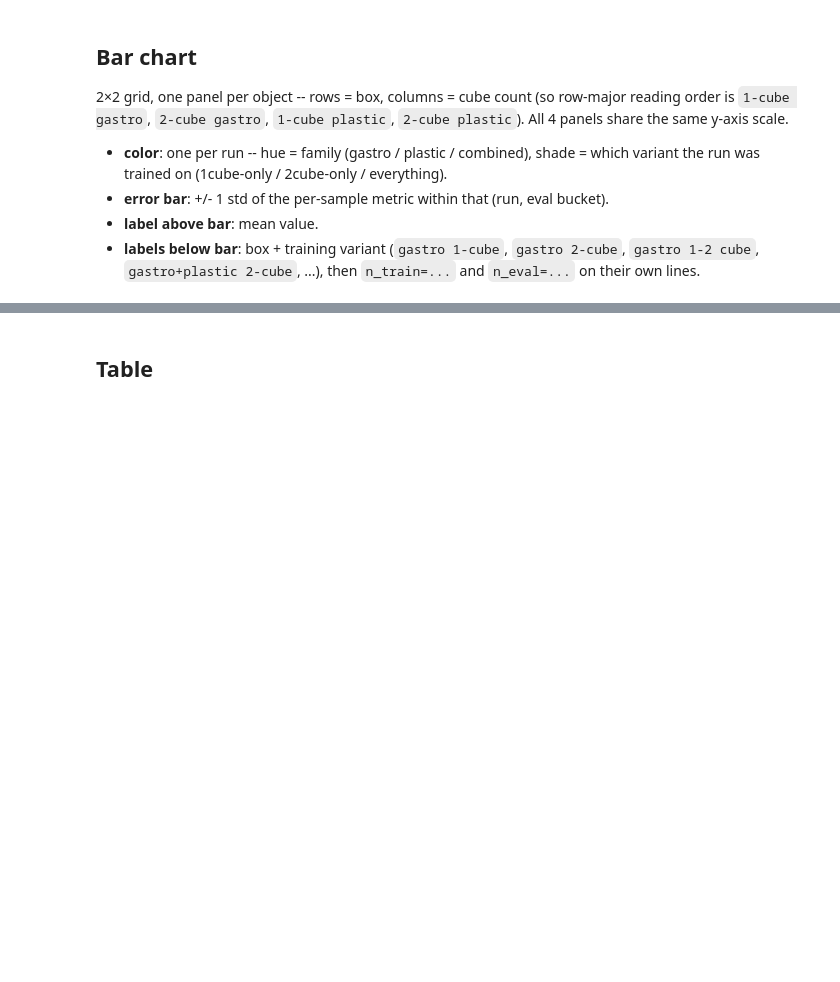
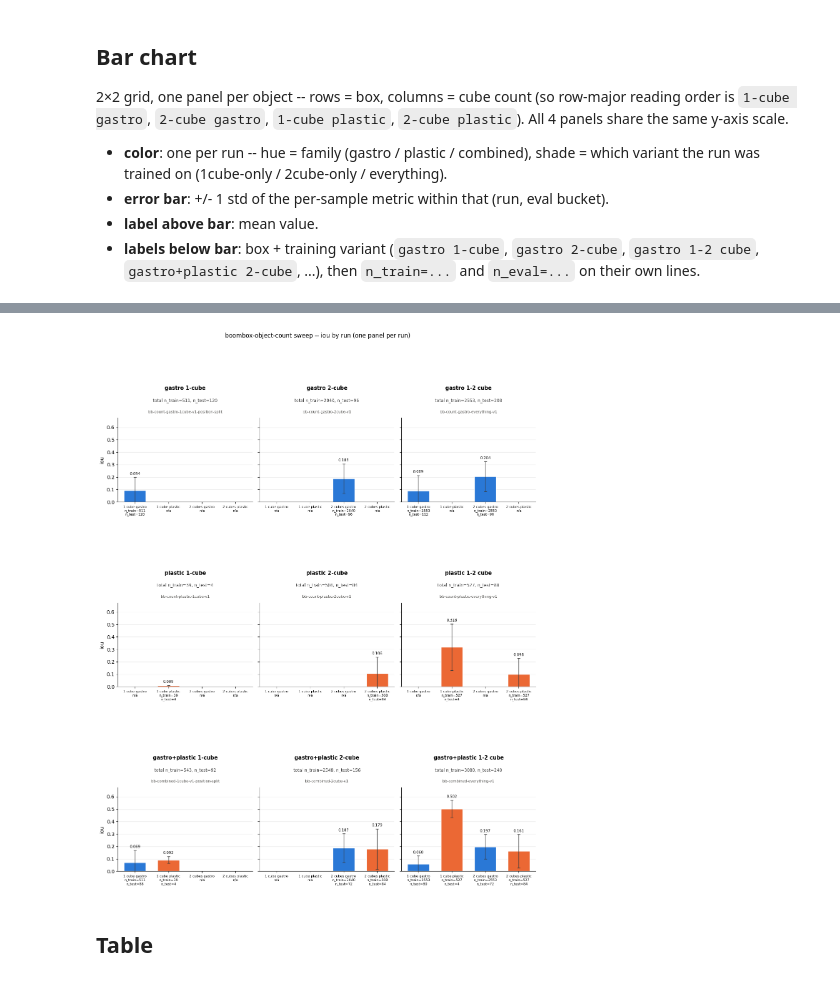
Before and after one commit to eitanturok/good-vibrations, a Jupyter notebook: notebooks/82_object_count_metrics.ipynb, the cells around one changed output, grey strips where cells are left out. Saved outputs shown, nothing was run; the diff lists cells and outputs as text; code cells hidden in the pictures; blank space fills up the shorter version.

```diff
--- a/notebooks/82_object_count_metrics.ipynb
+++ b/notebooks/82_object_count_metrics.ipynb
@@ -352,3 +411,75 @@ plt.show()
+# %%
+# 3x3 grid (9 runs, one panel each), x-axis = the 4 objects.
+N_ROWS = N_COLS = 3
+fig, axes = plt.subplots(N_ROWS, N_COLS, figsize=(12.5, 5.2 * N_ROWS), sharey=True)
+axes_flat = axes.flat
+
+OBJECT_HUE = {"gastro": FAMILY_HUE["gastro"], "plastic": FAMILY_HUE["plastic"]}
+MISSING_COLOR = "#d8d5cf"
+
+
+def obj_short(obj: str) -> str:
+    cube, box = obj.split(" · ")
+    return f"{'1 cube' if cube == '1-cube' else '2 cubes'} {box}"
+
+
+bar_w = 0.65
+for i, (name, family) in enumerate(RUN_SPECS):
+    ax = axes_flat[i]
+    variant = variant_of(name)
+    total_test = int(df[df["run"] == name]["n"].sum())  # across ALL bars/boxes for this run
+
+    xticklabels = []
+    for j, obj in enumerate(OBJECT_ORDER):
+        match = df[(df["run"] == name) & (df["object"] == obj)]
+        have = len(match) > 0
+        mean = float(match["mean"].iloc[0]) if have else 0.0
+        std = float(match["std"].iloc[0]) if have else 0.0
+        _, box = obj.split(" · ")
+        color = OBJECT_HUE[box] if have else MISSING_COLOR
+
+        ax.bar(j, mean, width=bar_w, color=color, edgecolor="white", linewidth=1.0,
+               yerr=std if have else None, capsize=3,
+               error_kw=dict(ecolor="#3a3a3a", linewidth=1.0))
+        if have:
+            ax.text(j, mean + std + y_max * 0.02, f"{mean:.3f}",
+                     ha="center", va="bottom", fontsize=7.5)
+
+        # n_train/n_test for THIS bar's box -- broken out per box for a
+        # combined run (see train_n_for_bar), a single number for a
+        # standalone run (every train sample is that one box already).
+        if have:
+            n_train = train_n_for_bar(name, family, variant, box)
+            xticklabels.append(f"{obj_short(obj)}\nn_train={n_train}\nn_test={int(match['n'].iloc[0])}")
+        else:
+            xticklabels.append(f"{obj_short(obj)}\nn/a")
+
+    ax.set_xticks(range(len(OBJECT_ORDER)))
+    ax.set_xticklabels(xticklabels, fontsize=6.8)
+    ax.set_ylim(0, y_max)
+
+    # Title, top to bottom: (1) what it was trained on -- bigger/bold, (2)
+    # total n_train/n_test for the WHOLE run (summed across boxes -- the
+    # per-bar breakdown is under each x-tick), (3) run name.
+    ax.text(0.5, 1.32, f"{box_obj_label(family, variant)}",
+            transform=ax.transAxes, ha="center", va="bottom", fontsize=10.5, fontweight="bold", clip_on=False)
+    ax.text(0.5, 1.18, f"total n_train={TRAIN_N[name]}, n_test={total_test}",
+            transform=ax.transAxes, ha="center", va="bottom", fontsize=8.5, color="#3a3a3a", clip_on=False)
+    ax.text(0.5, 1.05, name,
+            transform=ax.transAxes, ha="center", va="bottom", fontsize=7.5, color="#52514e", clip_on=False)
+
+    ax.spines[["top", "right"]].set_visible(False)
+    ax.yaxis.grid(True, alpha=0.25)
+    ax.set_axisbelow(True)
+    if i % N_COLS == 0:
+        ax.set_ylabel(f"{METRIC}")
+
+fig.suptitle(f"boombox-object-count sweep -- {METRIC} by run (one panel per run)", y=1.0)
+fig.tight_layout(rect=[0, 0, 1, 0.96])
+fig.subplots_adjust(hspace=1.2)
+plt.show()
+# %% [output]
+[figure, added]
 # %% [markdown]
 ## Table
 # %%
```
Also changed, not shown: parts of 6 cells of this notebook, 3 other files.
